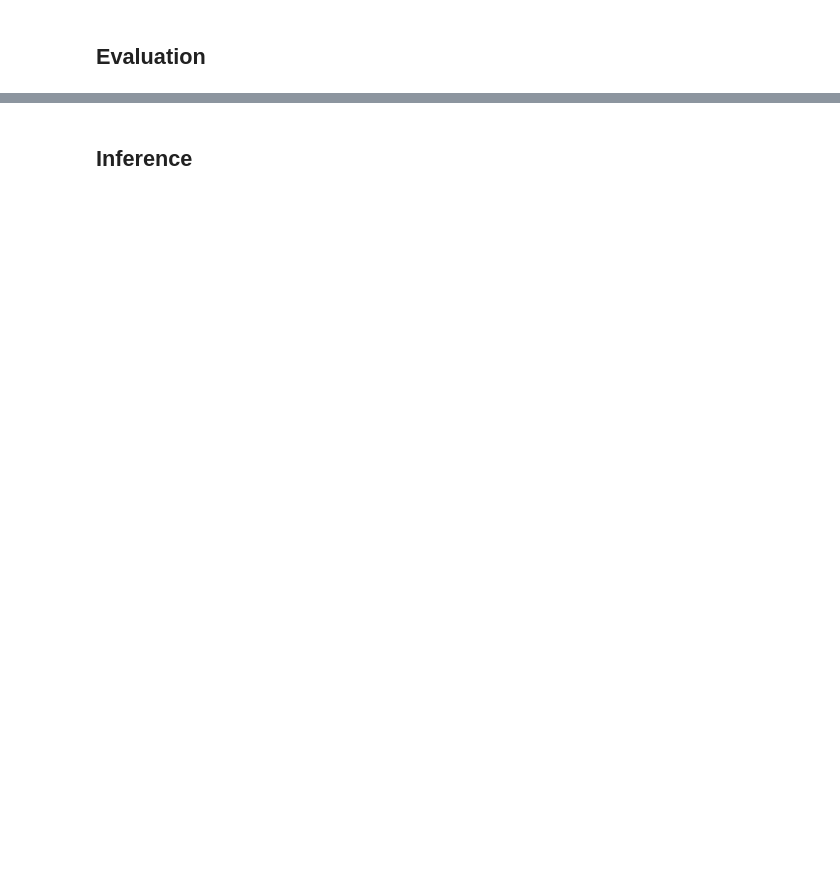
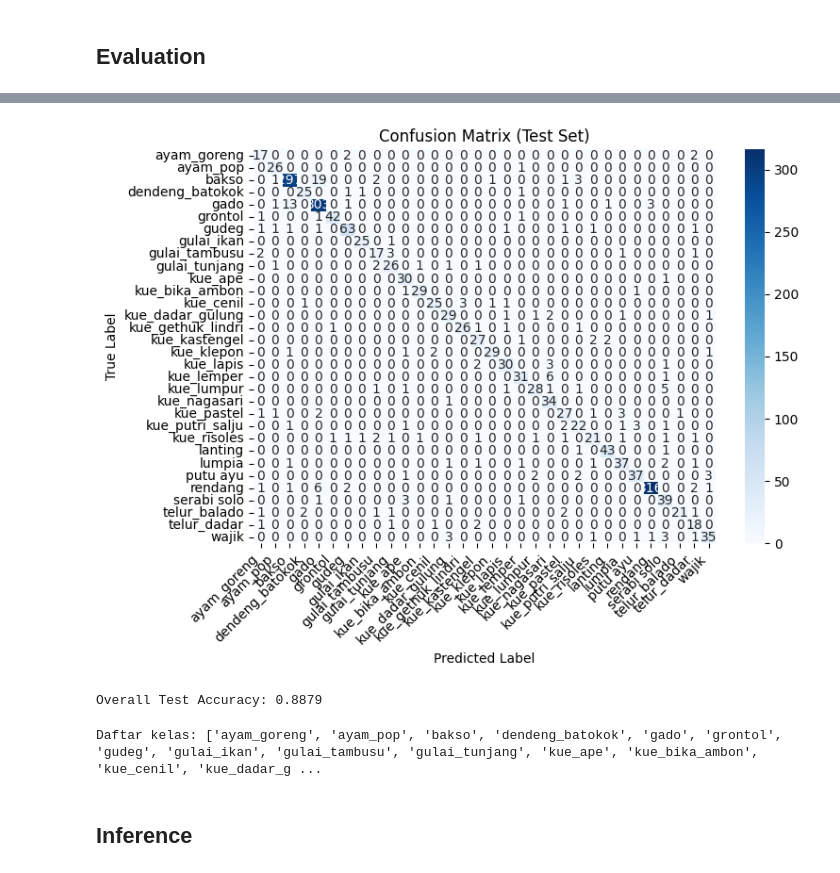
Before and after one commit to rioferdinand14/LaskarAI-Capstone, a Jupyter notebook: notebook.ipynb, the cells around one changed output, grey strips where cells are left out. Saved outputs shown, nothing was run; the diff lists cells and outputs as text; code cells hidden in the pictures; blank space fills up the shorter version.

```diff
--- a/notebook.ipynb
+++ b/notebook.ipynb
@@ -121,6 +125,8 @@ wajik: train=210, validation=45, test=45
 base_dir   = os.getcwd()
 IMG_SIZE   = (224, 224)
 BATCH_SIZE = 32
+# %%
+dst_root  = 'food_split'
 # %% [markdown]
 ## Augmentasi Data
 # %%
@@ -278,3 +284,65 @@ Captures:
 SavedModel folder created at: c:\Users\Ferdinand\Downloads\Capstone\saved_model_tl
 # %% [markdown]
 ## Evaluation
+# %%
+# 2. Lakukan prediksi probabilitas untuk semua sampel di test_generator
+#    – model.predict akan menghasilkan array shape (n_samples, n_classes)
+y_prob = model.predict(
+    test_generator,
+    verbose=1
+)
+
+# 3. Konversi probabilitas jadi label integer (argmax)
+y_pred = np.argmax(y_prob, axis=1)
+
+# 4. Ambil label asli (integer) dari test_generator
+y_true = test_generator.classes
+
+# 5. Ambil daftar nama kelas (dari folder di direktori test)
+#    class_indices: dict { 'nama_folder': index, ... }
+#    kita perlu urutan yang sama dengan index (0,1,2,...)
+class_indices = test_generator.class_indices
+# Buat list di mana index ke-i berisi nama kelas dengan index i
+# (kelas-kelas akan diurutkan berdasarkan nilai index di class_indices)
+sorted_labels = sorted(class_indices.items(), key=lambda x: x[1])
+class_names = [item[0] for item in sorted_labels]
+
+# -----------------------------------------
+# 6. CETAK Classification Report (Per Kelas)
+# -----------------------------------------
+print("=== Classification Report ===")
+print(classification_report(
+    y_true,
+    y_pred,
+    target_names=class_names,
+    digits=4
+))
+
+# -----------------------------------------
+# 7. PLOT Confusion Matrix (dengan Label)
+# -----------------------------------------
+cm = confusion_matrix(y_true, y_pred)
+
+plt.figure(figsize=(8, 6))
+sns.heatmap(
+    cm,
+    annot=True,
+    fmt='d',
+    cmap='Blues',
+    xticklabels=class_names,
+    yticklabels=class_names
+)
+plt.title("Confusion Matrix (Test Set)")
+plt.xlabel("Predicted Label")
+plt.ylabel("True Label")
+plt.xticks(rotation=45, ha='right')
+plt.yticks(rotation=0)
+plt.tight_layout()
+plt.show()
+
+# -----------------------------------------
+# 8. HITUNG dan CETAK AKURASI KESELURUHAN
+# -----------------------------------------
+accuracy = np.sum(y_pred == y_true) / len(y_true)
+print(f"Overall Test Accuracy: {accuracy:.4f}")
+# %% [output]
@@ -281,2 +366,16 @@ SavedModel folder created at: c:\Users\Ferdinand\Downloads\Capstone\saved_model_
+[figure, added]
+Overall Test Accuracy: 0.8879
+# %%
+class_indices = train_generator.class_indices
+# class_indices adalah dict: {'beef': 0, 'chicken': 1, ...}
+
+# Buat list class_names sesuai index urut
+class_names = [None] * len(class_indices)
+for label, idx in class_indices.items():
+    class_names[idx] = label
+
+print("Daftar kelas:", class_names)
+# %% [output]
+Daftar kelas: ['ayam_goreng', 'ayam_pop', 'bakso', 'dendeng_batokok', 'gado', 'grontol', 'gudeg', 'gulai_ikan', 'gulai_tambusu', 'gulai_tunjang', 'kue_ape', 'kue_bika_ambon', 'kue_cenil', 'kue_dadar_g ...
 # %% [markdown]
 ## Inference
```
Also changed, not shown: parts of 5 cells of this notebook, 9 other files.
